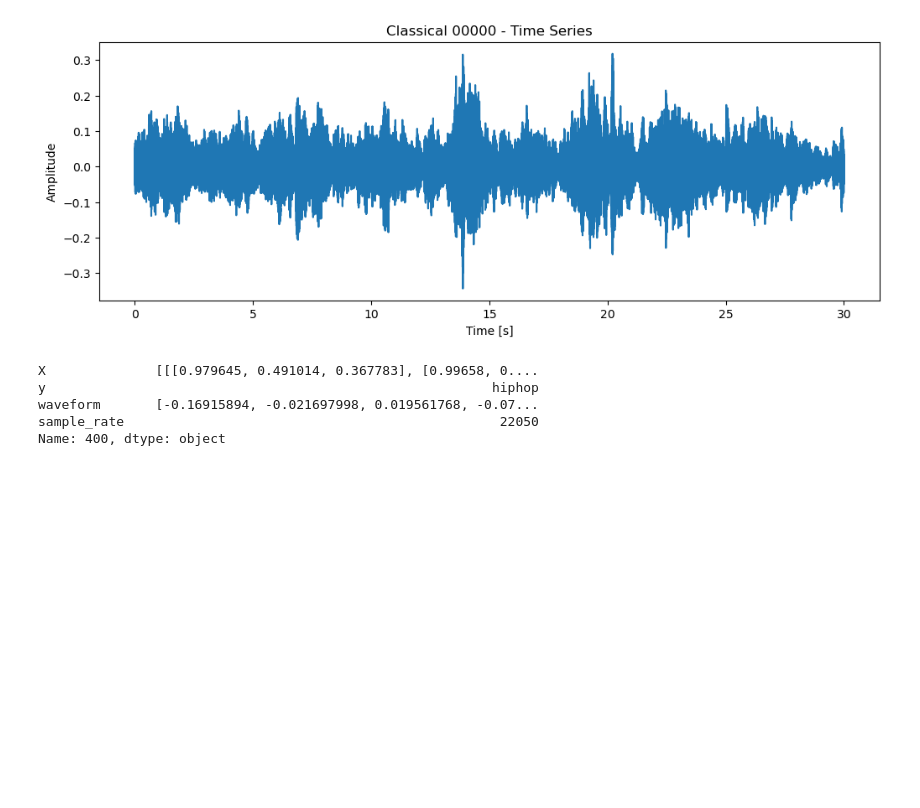
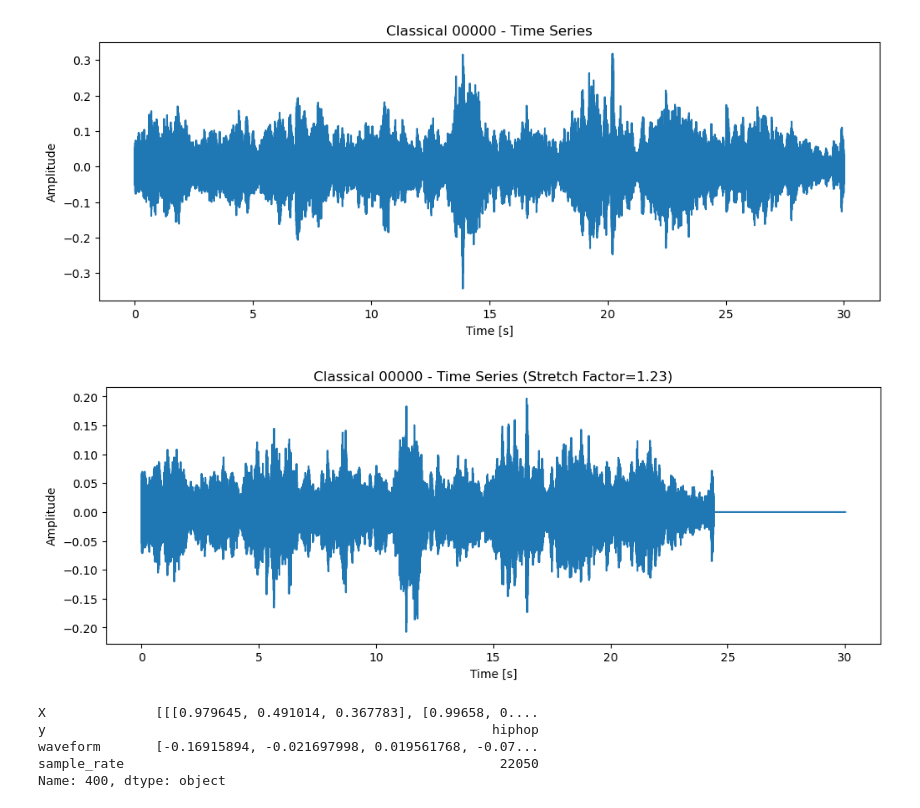
Before and after one commit to Jenniferli6/Music-genre-classification, a Jupyter notebook: 200_code/201_processing/create_spectrogram.ipynb, the cells around one changed output. Cells and saved outputs as stored; diff of their text form; code cells hidden in the pictures; blank space fills up the shorter version.

```diff
--- a/200_code/201_processing/create_spectrogram.ipynb
+++ b/200_code/201_processing/create_spectrogram.ipynb
@@ -140,6 +122,31 @@ plt.ylabel("Amplitude")
 plt.show()
 # %% [output]
 [figure]
+# %%
+# To visualize time stretched waveform
+def time_stretch_f(data, rate, target_len):
+    """Stretch audio data by a given rate. Maintain audio length."""
+    stretched = librosa.effects.time_stretch(data, rate=rate)
+    if len(stretched) > target_len:
+        return stretched[:target_len]
+    else:
+        return np.pad(stretched, (0, target_len - len(stretched)))
+
+
+stretched = time_stretch_f(waveform, 1.23, len(waveform))
+
+duration = waveform.shape[0] / sample_rate
+time = np.linspace(0.0, duration, waveform.shape[0])
+
+# Plot the time series:
+plt.figure(figsize=(12, 4))
+plt.plot(time, stretched)
+plt.title("Classical 00000 - Time Series (Stretch Factor=1.23)")
+plt.xlabel("Time [s]")
+plt.ylabel("Amplitude")
+plt.show()
+# %% [output]
+[figure, added]
 # %%
 df_ts.loc[400, :]
 # %% [output]
```
Also changed, not shown: parts of 3 cells of this notebook, 4 other files.
